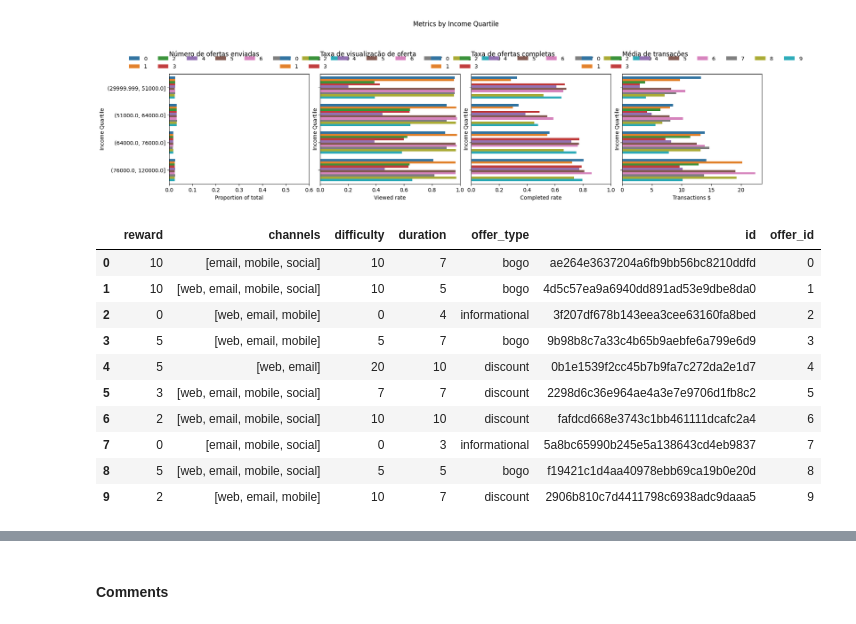
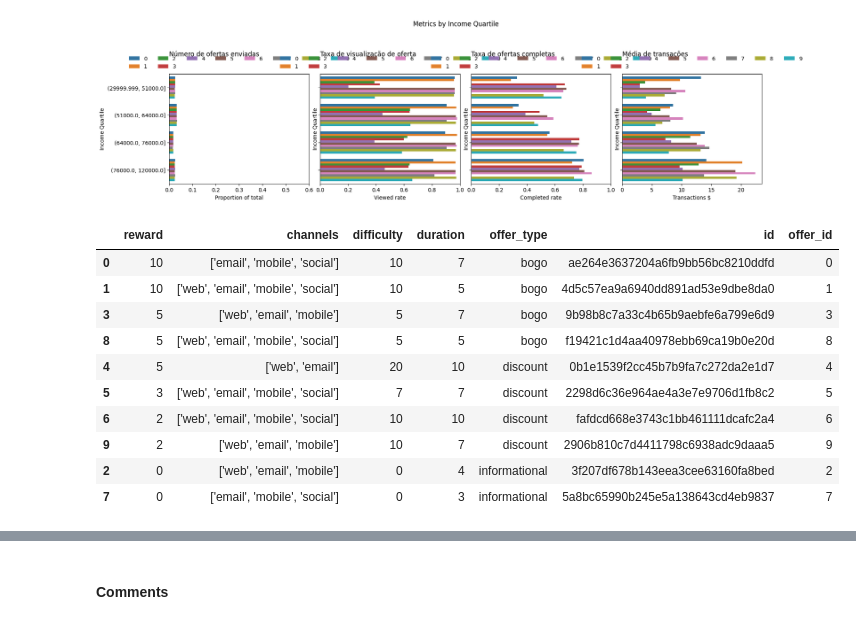
Before and after one commit to IsmaelMiranda11/capstone_project_offer_starbucks, a Jupyter notebook: Data Exploration.ipynb, the cells around one changed output, grey strips where cells are left out. Saved outputs shown, nothing was run; the diff lists cells and outputs as text; code cells hidden in the pictures.

```diff
--- a/Data Exploration.ipynb
+++ b/Data Exploration.ipynb
@@ -392,16 +394,16 @@ aux_fun.plot_grid_metrics(user_offer_df2, ['income_quartile', 'offer_id'], dodge
 # %% [output]
 [figure]
 # %%
-portfolio
+portfolio.sort_values('offer_type')
 # %% [output]
 |  | reward | channels | difficulty | duration | offer_type | id | offer_id |
-| 0 | 10 | [email, mobile, social] | 10 | 7 | bogo | ae264e3637204a6fb9bb56bc8210ddfd | 0 |
-| 1 | 10 | [web, email, mobile, social] | 10 | 5 | bogo | 4d5c57ea9a6940dd891ad53e9dbe8da0 | 1 |
-| 2 | 0 | [web, email, mobile] | 0 | 4 | informational | 3f207df678b143eea3cee63160fa8bed | 2 |
-| 3 | 5 | [web, email, mobile] | 5 | 7 | bogo | 9b98b8c7a33c4b65b9aebfe6a799e6d9 | 3 |
-| 4 | 5 | [web, email] | 20 | 10 | discount | 0b1e1539f2cc45b7b9fa7c272da2e1d7 | 4 |
-| 5 | 3 | [web, email, mobile, social] | 7 | 7 | discount | 2298d6c36e964ae4a3e7e9706d1fb8c2 | 5 |
-| 6 | 2 | [web, email, mobile, social] | 10 | 10 | discount | fafdcd668e3743c1bb461111dcafc2a4 | 6 |
-| 7 | 0 | [email, mobile, social] | 0 | 3 | informational | 5a8bc65990b245e5a138643cd4eb9837 | 7 |
-| 8 | 5 | [web, email, mobile, social] | 5 | 5 | bogo | f19421c1d4aa40978ebb69ca19b0e20d | 8 |
-| 9 | 2 | [web, email, mobile] | 10 | 7 | discount | 2906b810c7d4411798c6938adc9daaa5 | 9 |
+| 0 | 10 | ['email', 'mobile', 'social'] | 10 | 7 | bogo | ae264e3637204a6fb9bb56bc8210ddfd | 0 |
+| 1 | 10 | ['web', 'email', 'mobile', 'social'] | 10 | 5 | bogo | 4d5c57ea9a6940dd891ad53e9dbe8da0 | 1 |
+| 3 | 5 | ['web', 'email', 'mobile'] | 5 | 7 | bogo | 9b98b8c7a33c4b65b9aebfe6a799e6d9 | 3 |
+| 8 | 5 | ['web', 'email', 'mobile', 'social'] | 5 | 5 | bogo | f19421c1d4aa40978ebb69ca19b0e20d | 8 |
+| 4 | 5 | ['web', 'email'] | 20 | 10 | discount | 0b1e1539f2cc45b7b9fa7c272da2e1d7 | 4 |
+| 5 | 3 | ['web', 'email', 'mobile', 'social'] | 7 | 7 | discount | 2298d6c36e964ae4a3e7e9706d1fb8c2 | 5 |
+| 6 | 2 | ['web', 'email', 'mobile', 'social'] | 10 | 10 | discount | fafdcd668e3743c1bb461111dcafc2a4 | 6 |
+| 9 | 2 | ['web', 'email', 'mobile'] | 10 | 7 | discount | 2906b810c7d4411798c6938adc9daaa5 | 9 |
+| 2 | 0 | ['web', 'email', 'mobile'] | 0 | 4 | informational | 3f207df678b143eea3cee63160fa8bed | 2 |
+| 7 | 0 | ['email', 'mobile', 'social'] | 0 | 3 | informational | 5a8bc65990b245e5a138643cd4eb9837 | 7 |
```
Also changed, not shown: parts of 5 cells of this notebook, 2 other files.
